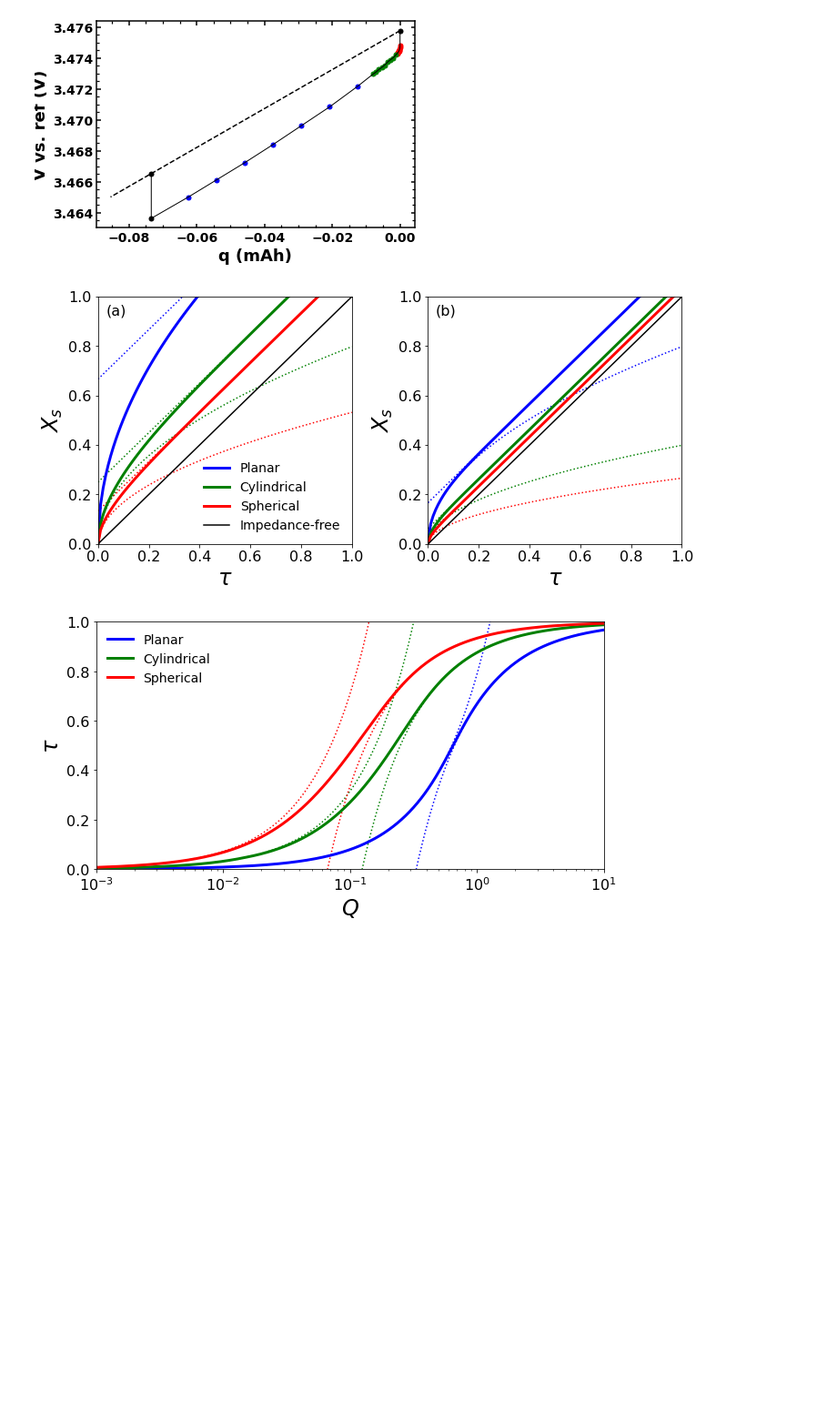
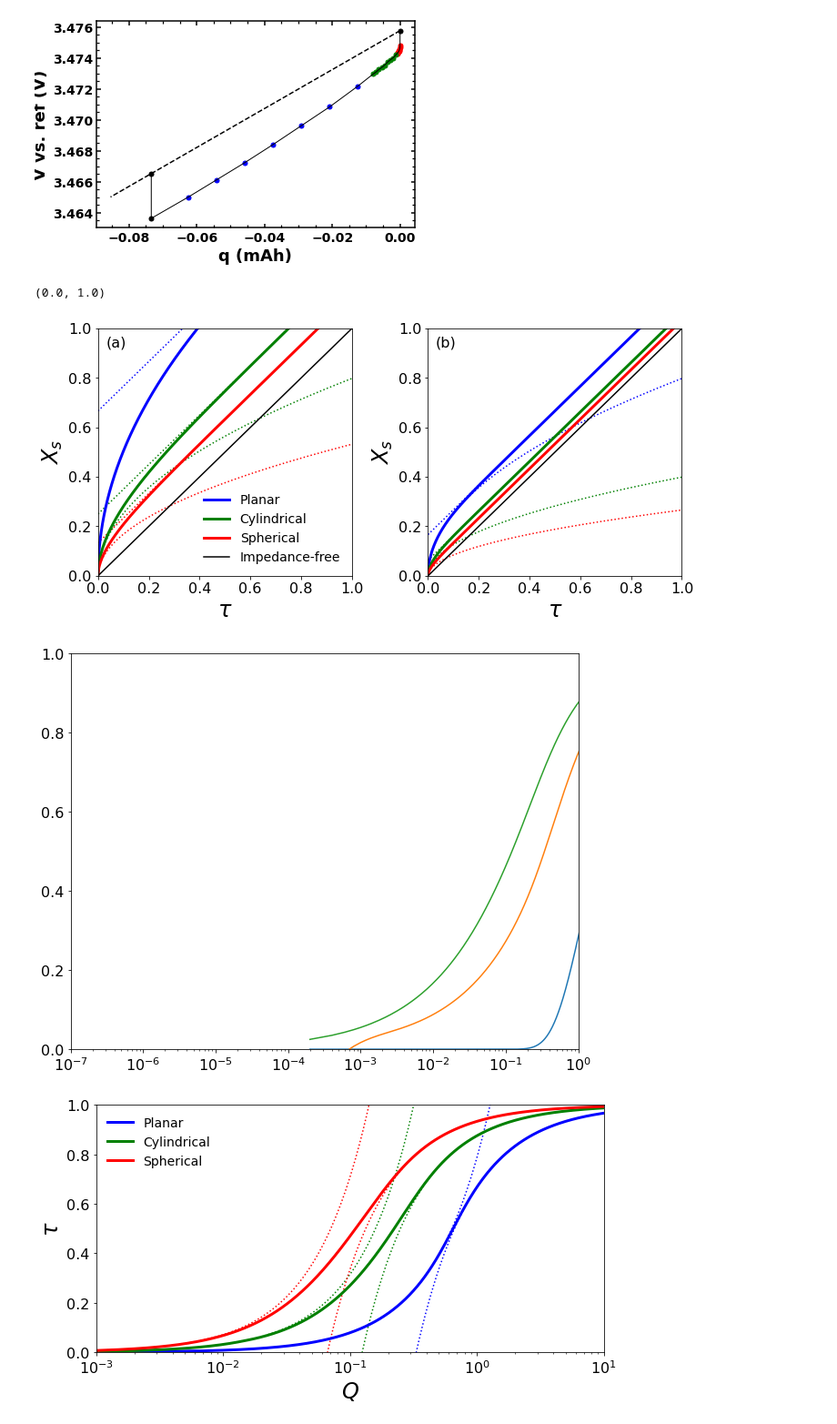
Before and after one commit to mmemcormier/amid, a Jupyter notebook: test_IRfit.ipynb, the cells around one changed output. Shown at 91% size. Cells and saved outputs as stored; diff of their text form; code cells hidden in the pictures; blank space fills up the shorter version.

```diff
--- a/test_IRfit.ipynb
+++ b/test_IRfit.ipynb
@@ -141,7 +141,7 @@ with plt.style.context('grapher'):
 palphas = []
 calphas = []
 salphas = []
-nalpha = 150
+nalpha = 1500
 for i in np.arange(4, 600):
     pg = lambda a: np.sin(a)
     psol = fsolve(pg, i)
@@ -165,7 +165,7 @@ salphas = np.unique(np.around(salphas, 8))**2
 salphas = salphas[:nalpha]
 # %%
 #Figure 2
-tau_arr = np.linspace(0, 1, 101)
+tau_arr = np.linspace(1e-4, 1, 10000)
 Q_arr = [0.5, 2]
 title = ['(a)', '(b)']
 
@@ -176,6 +176,14 @@ plt.rc('legend', fontsize=16)
 
 fig, axs = plt.subplots(ncols=2, nrows=1, figsize=(11.5, 5))
 plt.subplots_adjust(wspace = .3)
+
+pQest_arr = np.zeros((len(Q_arr), len(tau_arr)))
+cQest_arr = np.zeros((len(Q_arr), len(tau_arr)))
+sQest_arr = np.zeros((len(Q_arr), len(tau_arr)))
+
+pQerr_arr = np.zeros((len(Q_arr), len(tau_arr)))
+cQerr_arr = np.zeros((len(Q_arr), len(tau_arr)))
+sQerr_arr = np.zeros((len(Q_arr), len(tau_arr)))
 
 for Q in range(len(Q_arr)):
     pifunc = lambda tau: 2*np.sqrt(tau)/(1*np.sqrt(np.pi*Q_arr[Q]))
@@ -214,33 +222,50 @@ for Q in range(len(Q_arr)):
         pX_sol[i] = pfunc(tau_arr[i])
         cX_sol[i] = cfunc(tau_arr[i])
         sX_sol[i] = sfunc(tau_arr[i])
 
+        pQest_arr[Q][i] = np.power(2, 2)*tau_arr[i]/(np.pi*np.power(1*pX_sol[i], 2))
+        cQest_arr[Q][i] = np.power(2, 2)*tau_arr[i]/(np.pi*np.power(2*cX_sol[i], 2))
+        sQest_arr[Q][i] = np.power(2, 2)*tau_arr[i]/(np.pi*np.power(3*sX_sol[i], 2))
+
+        pQerr_arr[Q][i] = (Q_arr[Q] - pQest_arr[Q][i])/Q_arr[Q]
+        cQerr_arr[Q][i] = (Q_arr[Q] - cQest_arr[Q][i])/Q_arr[Q]
+        sQerr_arr[Q][i] = (Q_arr[Q] - sQest_arr[Q][i])/Q_arr[Q]
+
     axs[Q].plot(tau_arr, piX_sol, ':b')
     axs[Q].plot(tau_arr, ciX_sol, ':g')
     axs[Q].plot(tau_arr, siX_sol, ':r')
 
     axs[Q].plot(tau_arr, pfX_sol, ':b')
     axs[Q].plot(tau_arr, cfX_sol, ':g')
     axs[Q].plot(tau_arr, sfX_sol, ':r')
 
     axs[Q].plot(tau_arr, pX_sol, '-b', linewidth=3, label="Planar")
     axs[Q].plot(tau_arr, cX_sol, '-g', linewidth=3, label="Cylindrical")
     axs[Q].plot(tau_arr, sX_sol, '-r', linewidth=3, label="Spherical")
 
     axs[Q].plot(tau_arr, tau_arr, '-k', linewidth=1.5, label="Impedance-free")
 
     axs[Q].set_xlim([0, 1])
     axs[Q].set_ylim([0, 1])
 
     axs[Q].set_xlabel('$τ$', fontsize = 24)
     axs[Q].set_ylabel('$X_{s}$', fontsize = 24)
 
     axs[Q].annotate(title[Q], xy = (0.03, 0.97), xycoords = 'axes fraction', horizontalalignment='left', verticalalignment='top', fontsize = 16)
 
 axs[0].legend(fontsize="14", frameon=False)
 plt.savefig('fig2.png', bbox_inches="tight")
+
+plt.figure(2, figsize=(10, 8))
+plt.semilogx(Q_arr[1]*tau_arr, pQerr_arr[1])
+plt.semilogx(Q_arr[1]*tau_arr, cQerr_arr[1])
+plt.semilogx(Q_arr[1]*tau_arr, sQerr_arr[1])
+plt.xlim([1e-7, 1])
+plt.ylim([0, 1])
 # %% [output]
+(0.0, 1.0)
 [figure]
+[figure, added]
 # %%
 #Figure 3
 nQ = 1000
```
Also changed, not shown: 6 other files.
